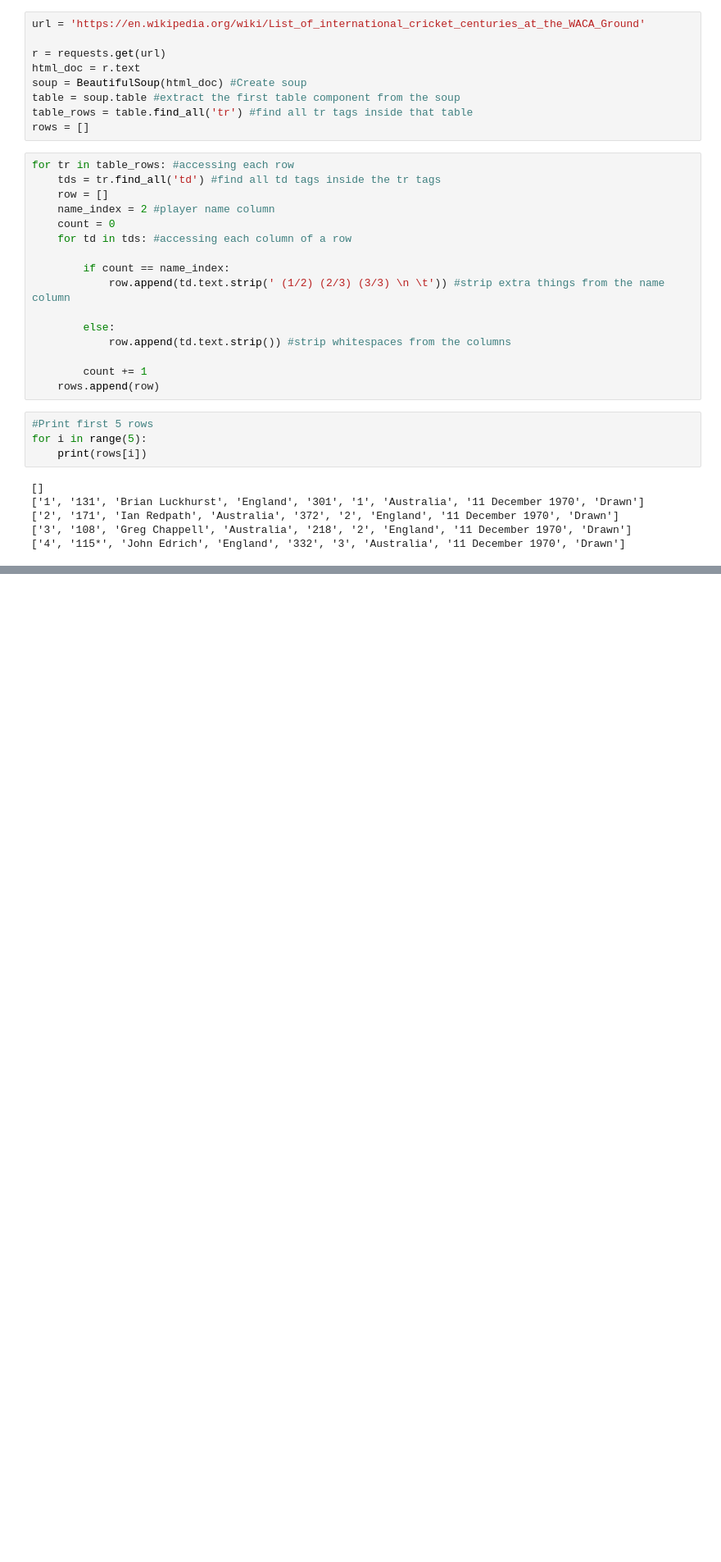
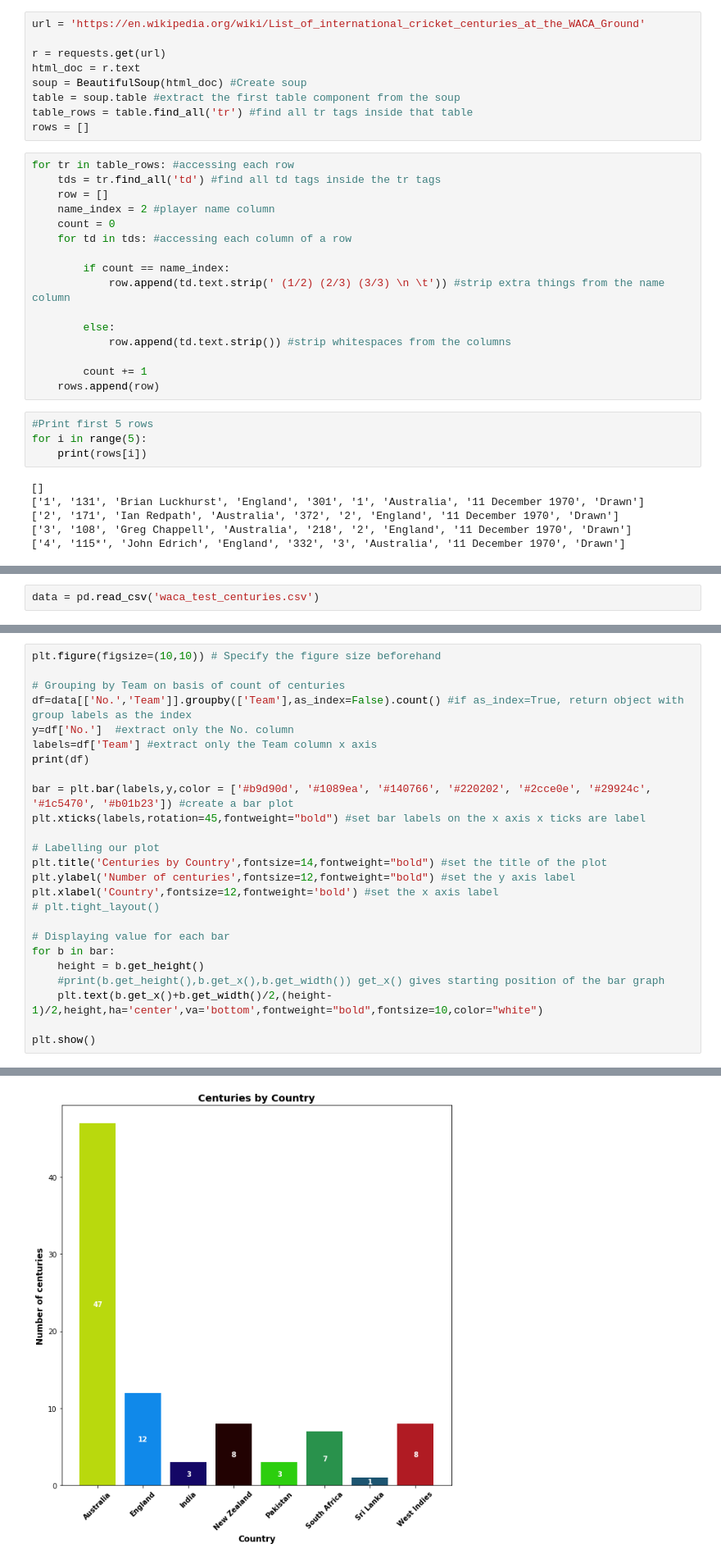
Before and after one commit to singhaniatanay/Web-Scrapping-Project-Python, a Jupyter notebook: WIKI-WEB-Scrapping .ipynb, the cells around one changed output, grey strips where cells are left out. Shown at 82% size. Cells and saved outputs as stored; diff of their text form; blank space fills up the shorter version.

Commit message:
csv to DATA VISUALISATION

```diff
--- a/WIKI-WEB-Scrapping .ipynb
+++ b/WIKI-WEB-Scrapping .ipynb
@@ -46,0 +86,2 @@ for i in range(5):
+# %%
+data = pd.read_csv('waca_test_centuries.csv')
@@ -46,0 +94,26 @@ for i in range(5):
+# %%
+plt.figure(figsize=(10,10)) # Specify the figure size beforehand
+
+# Grouping by Team on basis of count of centuries
+df=data[['No.','Team']].groupby(['Team'],as_index=False).count() #if as_index=True, return object with group labels as the index
+y=df['No.']  #extract only the No. column
+labels=df['Team'] #extract only the Team column x axis
+print(df)
+
+bar = plt.bar(labels,y,color = ['#b9d90d', '#1089ea', '#140766', '#220202', '#2cce0e', '#29924c', '#1c5470', '#b01b23']) #create a bar plot
+plt.xticks(labels,rotation=45,fontweight="bold") #set bar labels on the x axis x ticks are label
+
+# Labelling our plot
+plt.title('Centuries by Country',fontsize=14,fontweight="bold") #set the title of the plot
+plt.ylabel('Number of centuries',fontsize=12,fontweight="bold") #set the y axis label
+plt.xlabel('Country',fontsize=12,fontweight='bold') #set the x axis label
+# plt.tight_layout()
+
+# Displaying value for each bar
+for b in bar:
+    height = b.get_height()
+    #print(b.get_height(),b.get_x(),b.get_width()) get_x() gives starting position of the bar graph
+    plt.text(b.get_x()+b.get_width()/2,(height-1)/2,height,ha='center',va='bottom',fontweight="bold",fontsize=10,color="white")
+
+plt.show()
+# %% [output]
@@ -46,0 +129 @@ for i in range(5):
+[figure, added]
```
Also changed, not shown: parts of 15 cells of this notebook.
